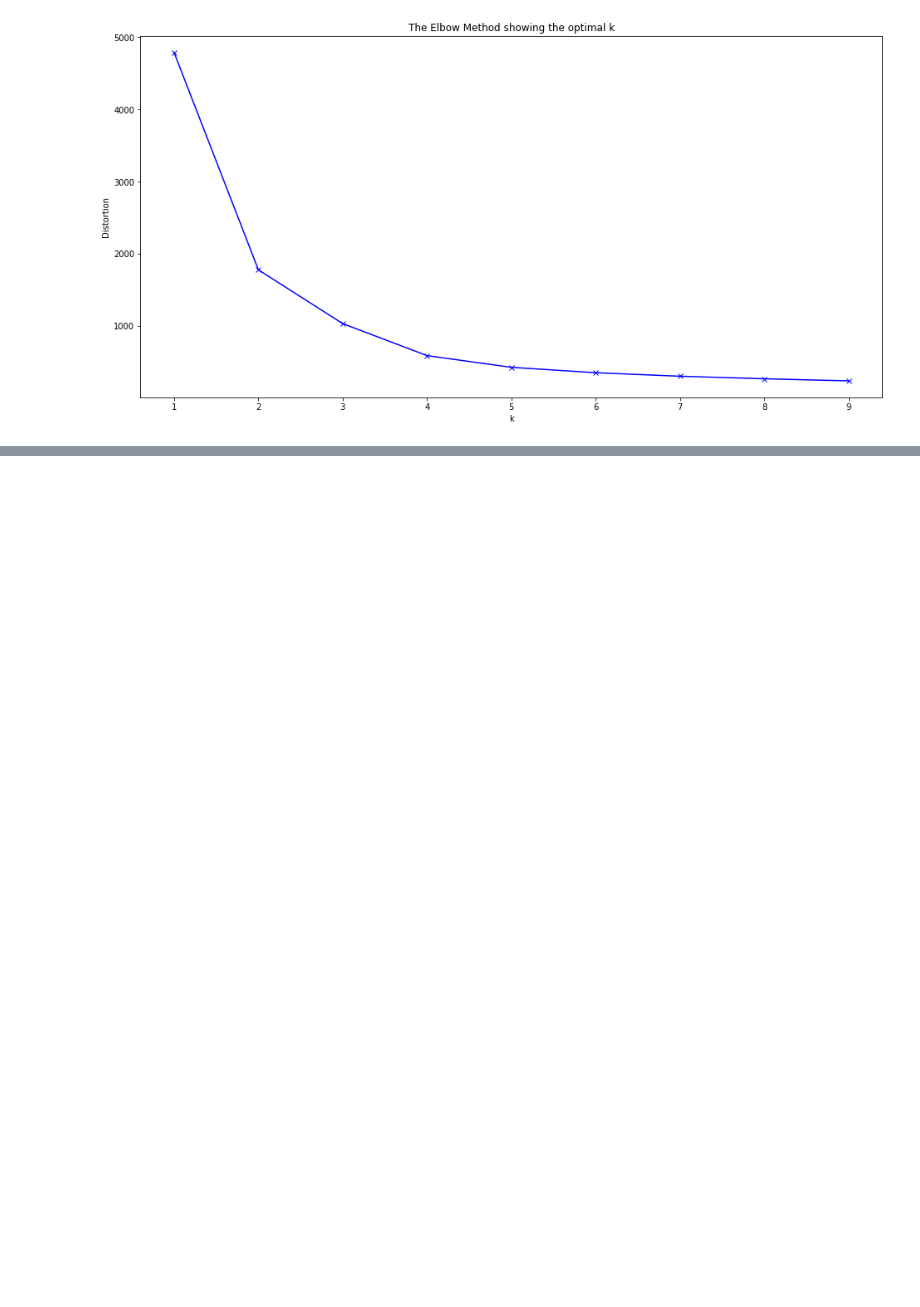
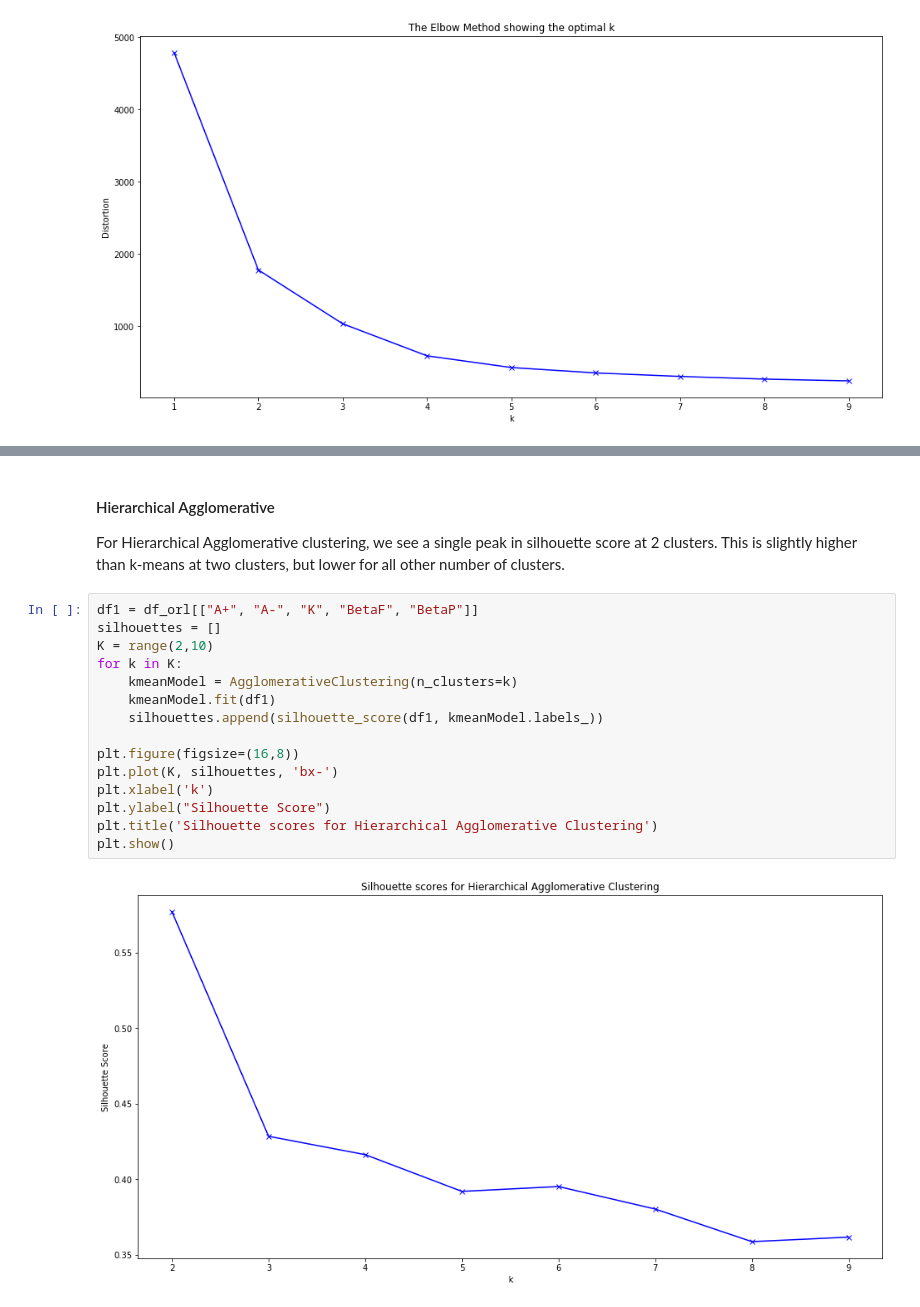
Before and after one commit to adampower48/ca4015_assignment1_dan_adam, a Jupyter notebook: book/_build/jupyter_execute/clustering.ipynb, the cells around one changed output, grey strips where cells are left out. Cells and saved outputs as stored; diff of their text form; blank space fills up the shorter version.

```diff
--- a/book/_build/jupyter_execute/clustering.ipynb
+++ b/book/_build/jupyter_execute/clustering.ipynb
@@ -177,0 +200,20 @@ TODO
+# %% [markdown]
+#### Hierarchical Agglomerative
+For Hierarchical Agglomerative clustering, we see a single peak in silhouette score at 2 clusters. This is slightly higher than k-means at two clusters, but lower for all other number of clusters.
+# %%
+df1 = df_orl[["A+", "A-", "K", "BetaF", "BetaP"]]
+silhouettes = []
+K = range(2,10)
+for k in K:
+    kmeanModel = AgglomerativeClustering(n_clusters=k)
+    kmeanModel.fit(df1)
+    silhouettes.append(silhouette_score(df1, kmeanModel.labels_))
+
+plt.figure(figsize=(16,8))
+plt.plot(K, silhouettes, 'bx-')
+plt.xlabel('k')
+plt.ylabel("Silhouette Score")
+plt.title('Silhouette scores for Hierarchical Agglomerative Clustering')
+plt.show()
+# %% [output]
+[figure, added]
```
Also changed, not shown: parts of 20 cells of this notebook, 25 other files.
